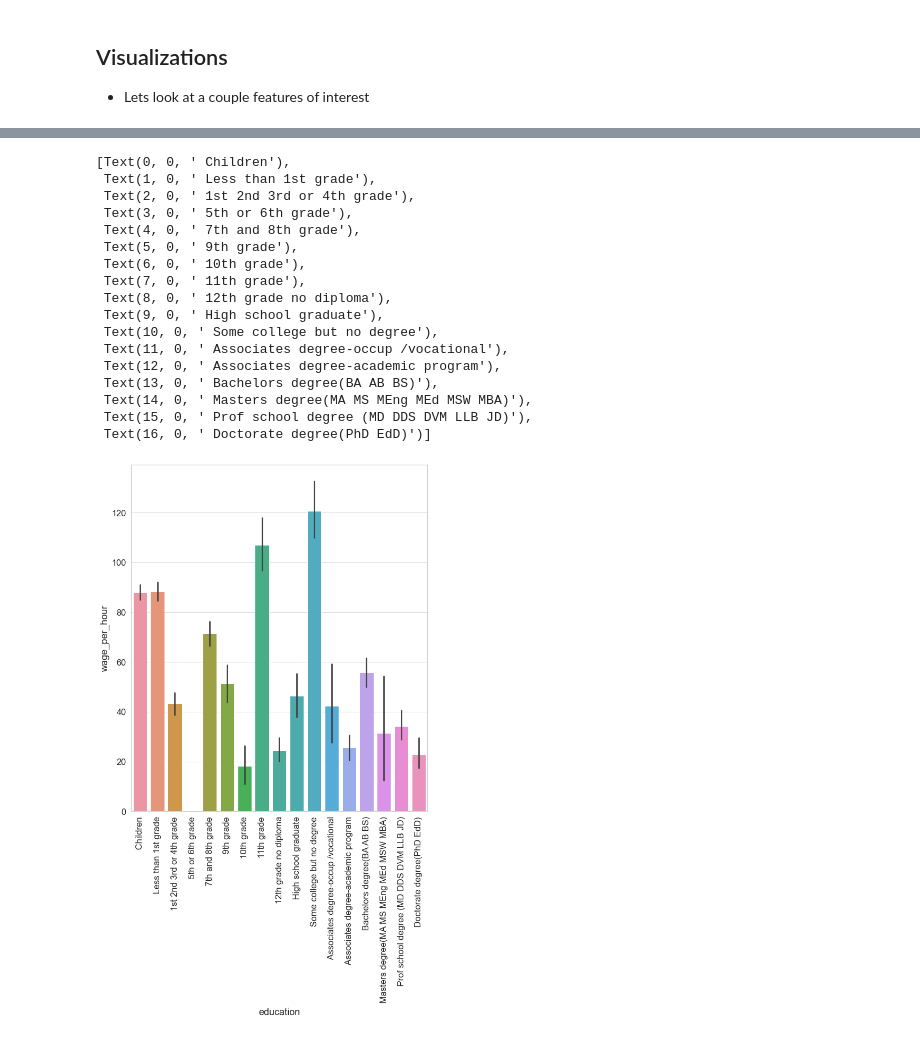
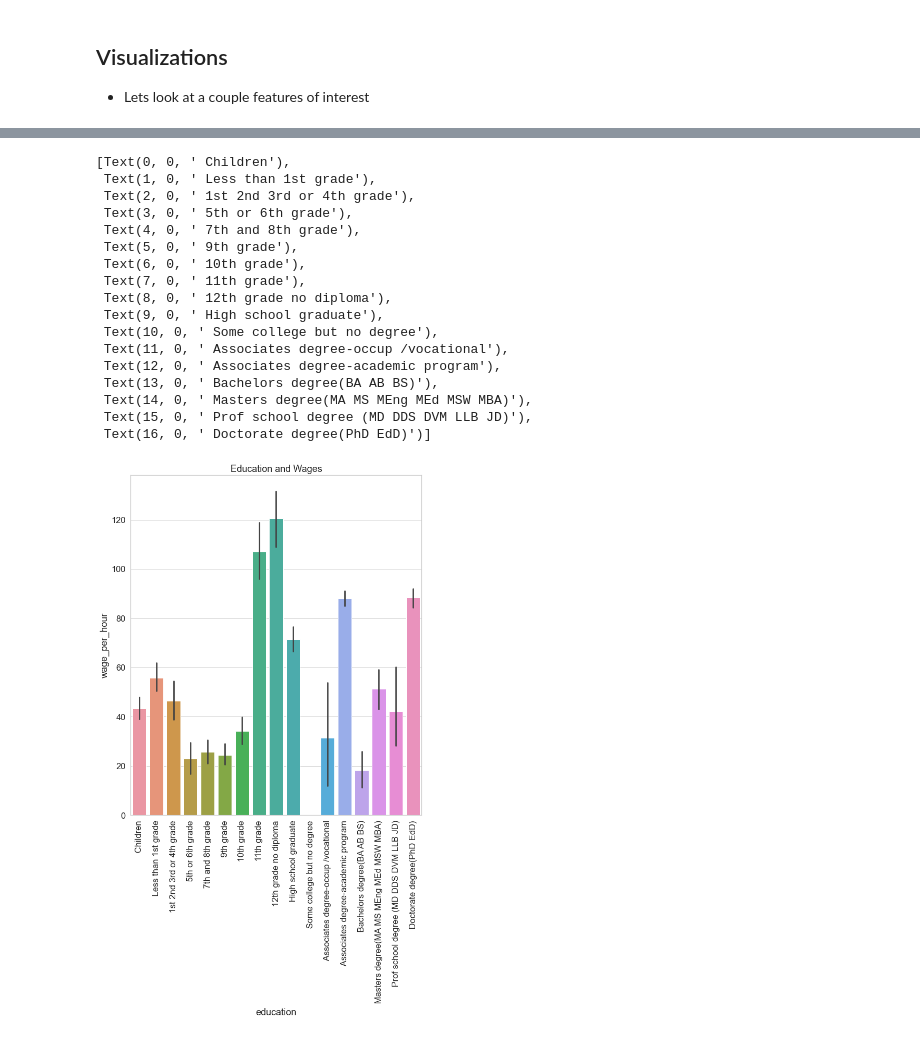
Before and after one commit to jenright15/income-classification, a Jupyter notebook: code/EDA.ipynb, the cells around one changed output, grey strips where cells are left out. Cells and saved outputs as stored; diff of their text form; code cells hidden in the pictures.

```diff
--- a/code/EDA.ipynb
+++ b/code/EDA.ipynb
@@ -258,7 +279,13 @@ ax.set_xticklabels(list(industry_map.keys()), rotation=90)
 # %%
 sns.set_style("whitegrid")
 fig, ax = plt.subplots(figsize = (10,12))
-sns_grad = sns.barplot(x = X_train['education'], y = X_train['wage_per_hour'], data = df, ax=ax)
+sns_grad = sns.barplot(
+        x = X_train['education'],
+        y = X_train['wage_per_hour'],
+        data = X_train,
+        ax=ax)
+sns_grad.set(title='Education and Wages')
+sns.set(rc={'figure.figsize':(11.7,8.27)})
 educations={
         ' Children': 0,
         ' Less than 1st grade': 1,
@@ -270,31 +297,31 @@ educations={
         ' 11th grade': 7,
         ' 12th grade no diploma': 8,
         ' High school graduate' : 9,
         ' Some college but no degree': 10,
         ' Associates degree-occup /vocational': 11,
         ' Associates degree-academic program': 12,
         ' Bachelors degree(BA AB BS)':13,
         ' Masters degree(MA MS MEng MEd MSW MBA)': 14,
         ' Prof school degree (MD DDS DVM LLB JD)': 15,
         ' Doctorate degree(PhD EdD)': 16,
         }
 ax.set_xticklabels(list(educations.keys()), rotation=90)
 # %% [output]
 [Text(0, 0, ' Children'),
  Text(1, 0, ' Less than 1st grade'),
  Text(2, 0, ' 1st 2nd 3rd or 4th grade'),
  Text(3, 0, ' 5th or 6th grade'),
  Text(4, 0, ' 7th and 8th grade'),
  Text(5, 0, ' 9th grade'),
  Text(6, 0, ' 10th grade'),
  Text(7, 0, ' 11th grade'),
  Text(8, 0, ' 12th grade no diploma'),
  Text(9, 0, ' High school graduate'),
  Text(10, 0, ' Some college but no degree'),
  Text(11, 0, ' Associates degree-occup /vocational'),
  Text(12, 0, ' Associates degree-academic program'),
  Text(13, 0, ' Bachelors degree(BA AB BS)'),
  Text(14, 0, ' Masters degree(MA MS MEng MEd MSW MBA)'),
  Text(15, 0, ' Prof school degree (MD DDS DVM LLB JD)'),
  Text(16, 0, ' Doctorate degree(PhD EdD)')]
-[figure, old version]
+[figure, new version]
```
Also changed, not shown: parts of 10 cells of this notebook.
